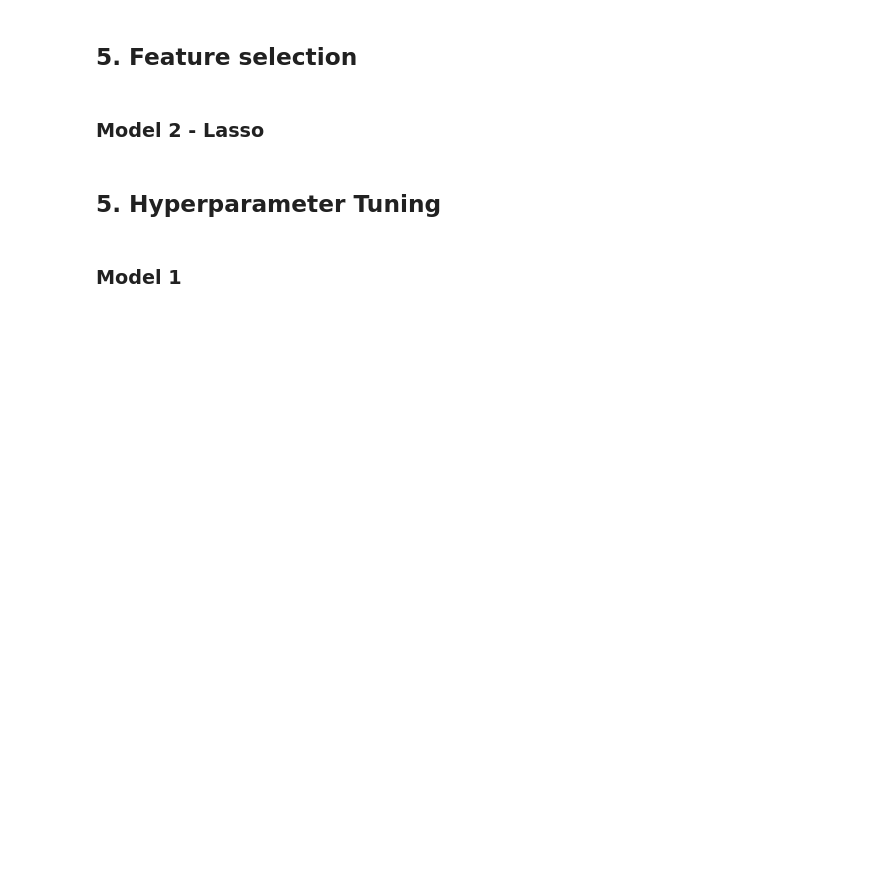
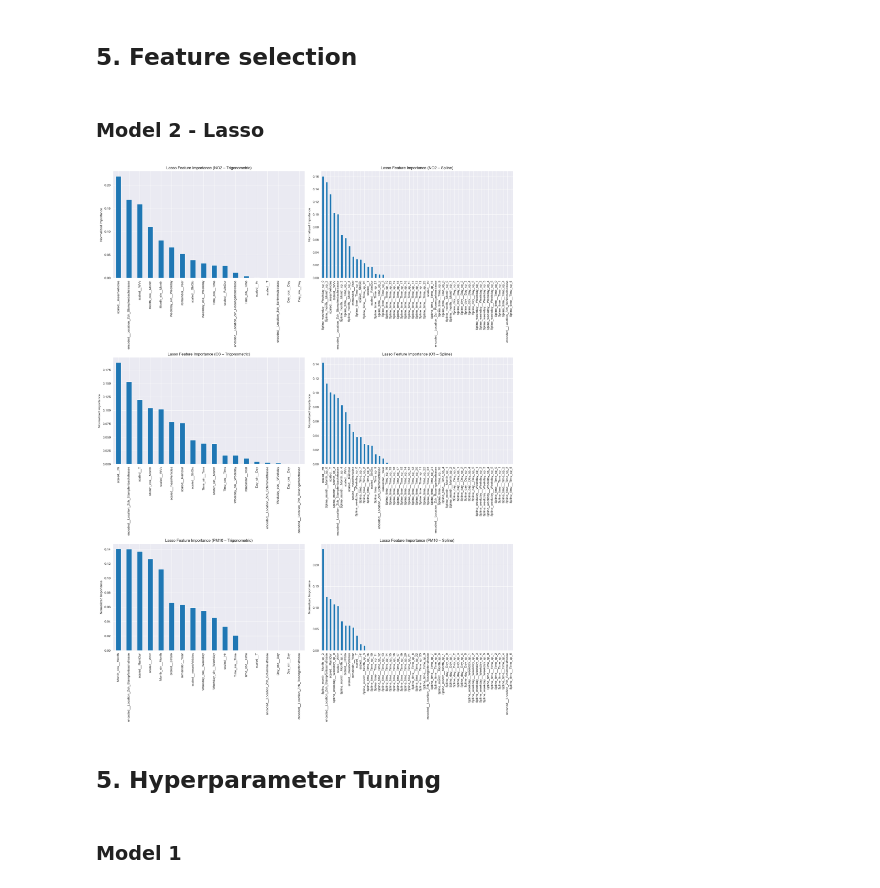
Before and after one commit to JitkaRantanen/AS2025_CO2-GroupProject, a Jupyter notebook: Experimental_Protocol_for_Time-Series_ML_Jitka.ipynb, the cells around one changed output. Cells and saved outputs as stored; diff of their text form; code cells hidden in the pictures; blank space fills up the shorter version.

Commit message:
Plot for feature importance in Protocol_Jitka

```diff
--- a/Experimental_Protocol_for_Time-Series_ML_Jitka.ipynb
+++ b/Experimental_Protocol_for_Time-Series_ML_Jitka.ipynb
@@ -163,6 +163,55 @@ linear regression, spline encoding, PM10
 ## 5. Feature selection
 # %% [markdown]
 ### Model 2 - Lasso
+# %%
+# Investigate feature importance
+
+# Train the models for the individual datasets
+alpha = 0.1
+
+lasso_tri_NO2 = Lasso(alpha=alpha).fit(X_tri, y_NO2)
+lasso_spl_NO2 = Lasso(alpha=alpha).fit(X_spl, y_NO2)
+lasso_tri_O3 = Lasso(alpha=alpha).fit(X_tri, y_O3)
+lasso_spl_O3 = Lasso(alpha=alpha).fit(X_spl, y_O3)
+lasso_tri_PM10 = Lasso(alpha=alpha).fit(X_tri, y_PM10)
+lasso_spl_PM10 = Lasso(alpha=alpha).fit(X_spl, y_PM10)
+
+# Computing the importance of each feature - use .coef_ with Linear models, .feature_importances_ with tree-based models
+# Helper function to compute normalized importance
+def get_importance(model, feature_names):
+    coef = np.abs(model.coef_)
+    importance = coef / coef.sum() # normalized
+    return pd.Series(importance, index=feature_names).sort_values(ascending=False)
+
+# Compute importance for all 6 models
+imp_lasso_tri_NO2 = get_importance(lasso_tri_NO2, X_tri.columns)
+imp_lasso_spl_NO2 = get_importance(lasso_spl_NO2, X_spl.columns)
+imp_lasso_tri_O3 = get_importance(lasso_tri_O3, X_tri.columns)
+imp_lasso_spl_O3 = get_importance(lasso_spl_O3, X_spl.columns)
+imp_lasso_tri_PM10 = get_importance(lasso_tri_PM10, X_tri.columns)
+imp_lasso_spl_PM10 = get_importance(lasso_spl_PM10, X_spl.columns)
+
+# Put them in a list for easy plotting
+models = [
+    ("NO2 – Trigonometric", imp_lasso_tri_NO2),
+    ("NO2 – Spline", imp_lasso_spl_NO2),
+    ("O3 – Trigonometric", imp_lasso_tri_O3),
+    ("O3 – Spline", imp_lasso_spl_O3),
+    ("PM10 – Trigonometric",imp_lasso_tri_PM10),
+    ("PM10 – Spline", imp_lasso_spl_PM10), ]
+
+# Plot
+plt.figure(figsize=(18, 24))
+for i, (title, imp) in enumerate(models, 1):
+    plt.subplot(3, 2, i)
+    imp.plot(kind="bar")
+    plt.title(f"Lasso Feature Importance ({title})")
+    plt.ylabel("Normalized Importance")
+    plt.tight_layout()
+
+plt.show()
+# %% [output]
+[figure, added]
 # %% [markdown]
 ## 5. Hyperparameter Tuning
 # %% [markdown]
```
Also changed, not shown: parts of 1 cell of this notebook.
